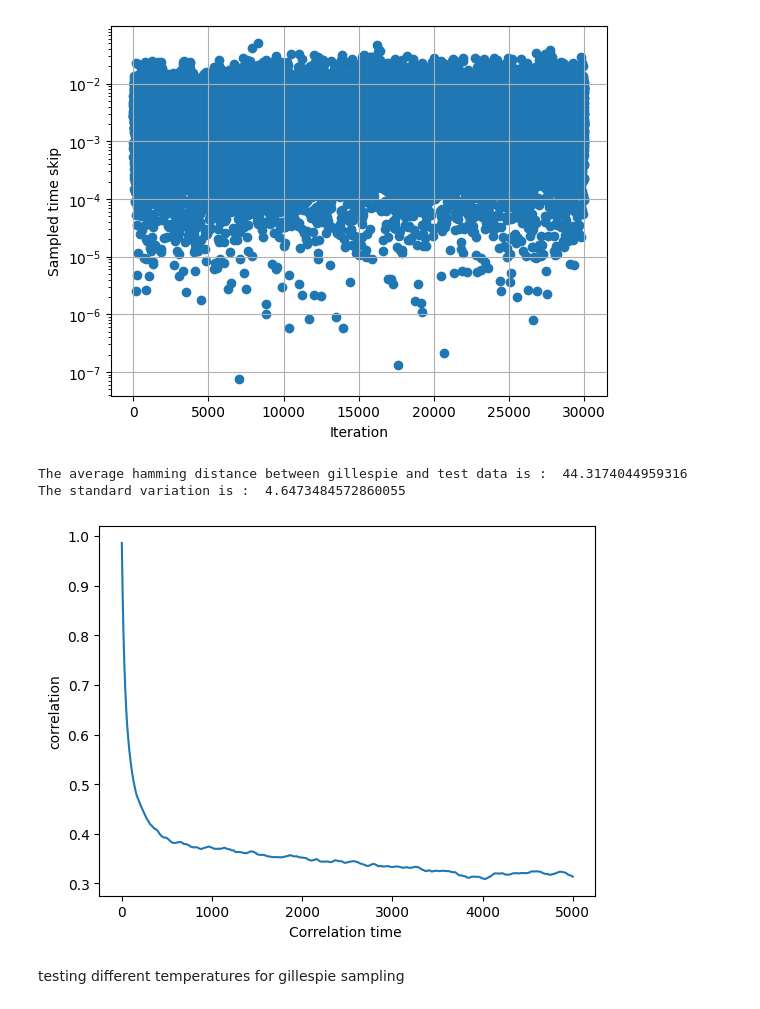
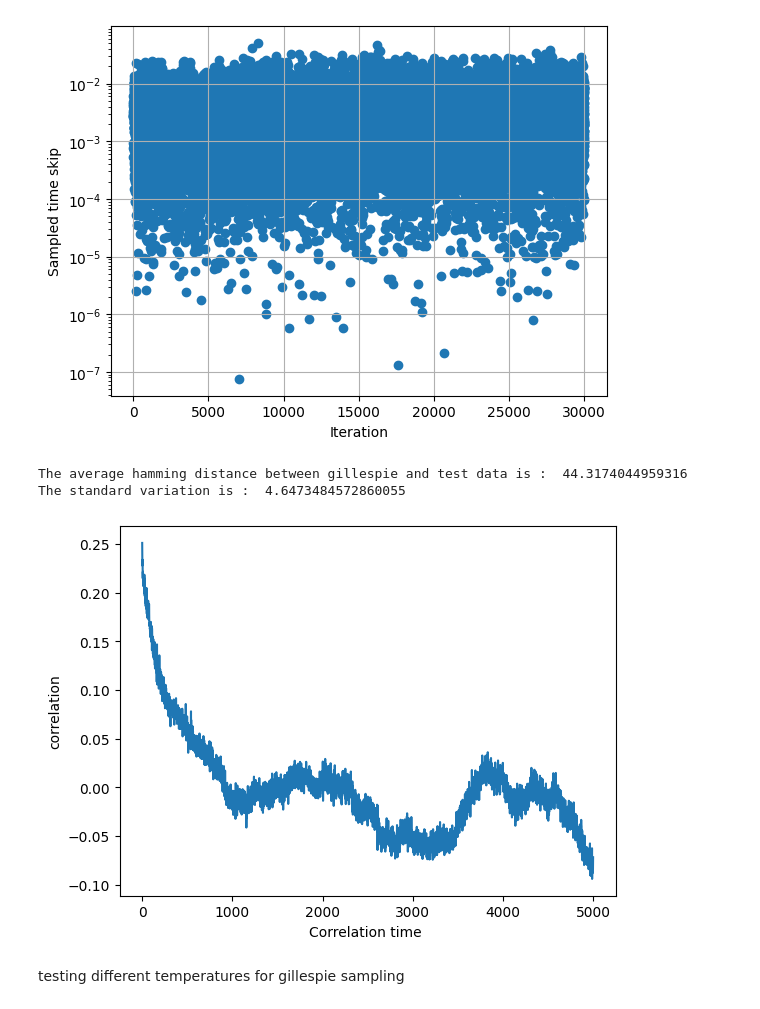
Before and after one commit to marziof/PLM-gen-DCA, a Jupyter notebook: Attention-DCA-main/CODE/AttentionDCA_python/src/PLM/gillespie_main_nb.ipynb, the cells around one changed output. Saved outputs shown, nothing was run; the diff lists cells and outputs as text; code cells hidden in the pictures.

```diff
--- a/Attention-DCA-main/CODE/AttentionDCA_python/src/PLM/gillespie_main_nb.ipynb
+++ b/Attention-DCA-main/CODE/AttentionDCA_python/src/PLM/gillespie_main_nb.ipynb
@@ -126,16 +126,16 @@ plt.show()
 # %%
 hamming_dist=vectorized_hamming_distance(gill_gen_seq,seq_data_test_filtered)
 print("The average hamming distance between gillespie and test data is : ",np.mean(hamming_dist))
 print("The standard variation is : ", np.std(hamming_dist))
-correlation_func=energy_corr_array(gill_gen_seq,5000)
+correlation_func=energy_corr_array(hamming_dist,5000)
 plt.plot(correlation_func)
 plt.xlabel('Correlation time ')
 plt.ylabel('correlation')
 plt.show()
 # %% [output]
 The average hamming distance between gillespie and test data is :  44.3174044959316
 The standard variation is :  4.6473484572860055
-[figure, old version]
+[figure, new version]
 # %% [markdown]
 testing different temperatures for gillespie sampling
 # %%
```
Also changed, not shown: parts of 3 cells of this notebook, 3 other files.
